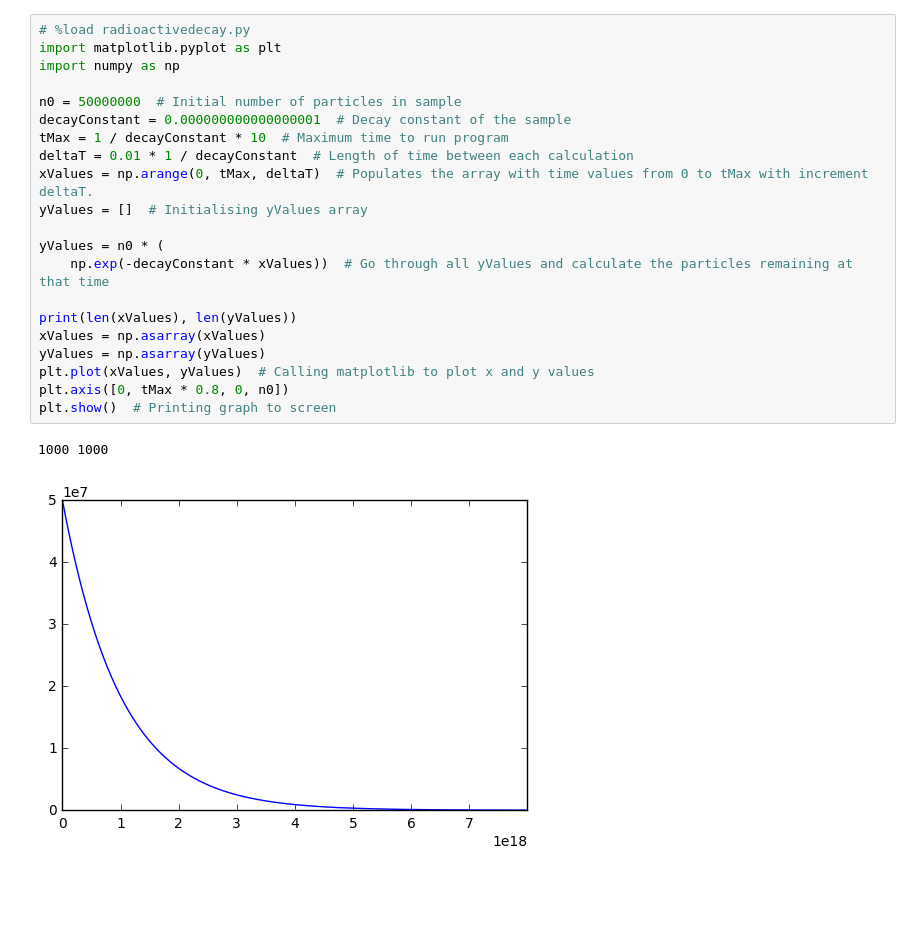
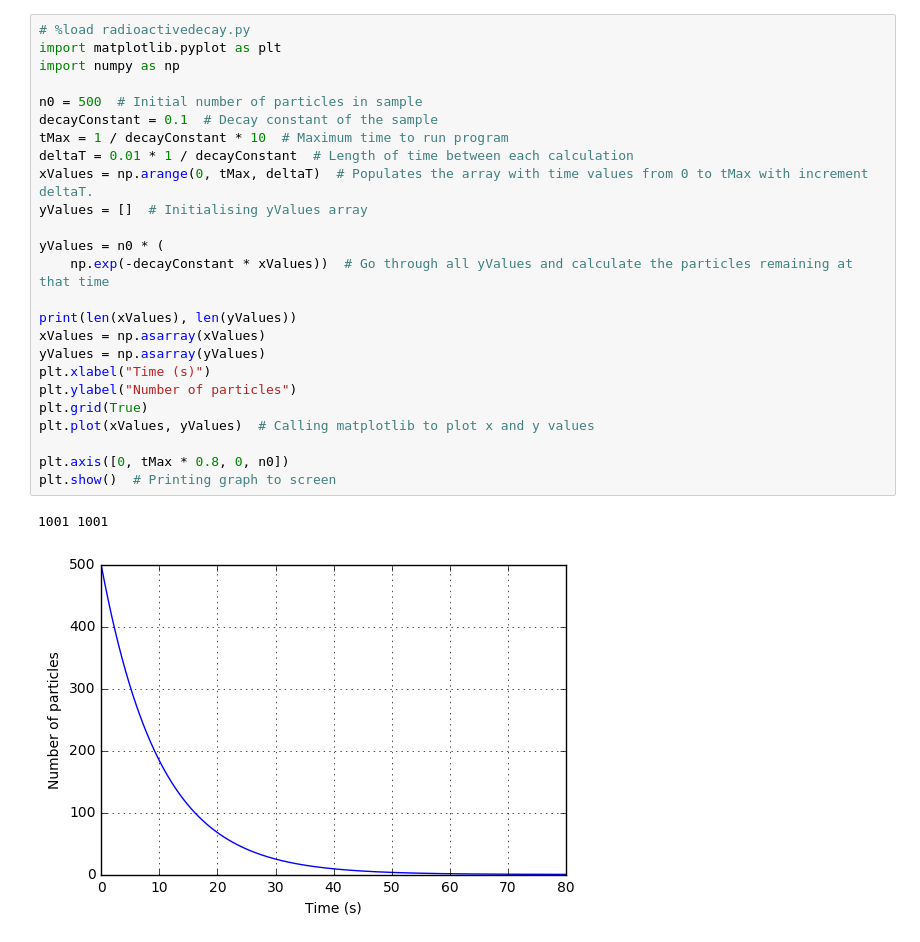
Before and after one commit to tomeaton17/school, a Jupyter notebook: Main.ipynb, the cells around one changed output. Saved outputs shown, nothing was run; the diff lists cells and outputs as text; blank space fills up the shorter version.

```diff
--- a/Main.ipynb
+++ b/Main.ipynb
@@ -1,24 +1,28 @@
 # %%
 # %load radioactivedecay.py
 import matplotlib.pyplot as plt
 import numpy as np
 
-n0 = 50000000  # Initial number of particles in sample
-decayConstant = 0.000000000000000001  # Decay constant of the sample
+n0 = 500  # Initial number of particles in sample
+decayConstant = 0.1  # Decay constant of the sample
 tMax = 1 / decayConstant * 10  # Maximum time to run program
 deltaT = 0.01 * 1 / decayConstant  # Length of time between each calculation
 xValues = np.arange(0, tMax, deltaT)  # Populates the array with time values from 0 to tMax with increment deltaT.
 yValues = []  # Initialising yValues array
 
 yValues = n0 * (
     np.exp(-decayConstant * xValues))  # Go through all yValues and calculate the particles remaining at that time
 
 print(len(xValues), len(yValues))
 xValues = np.asarray(xValues)
 yValues = np.asarray(yValues)
+plt.xlabel("Time (s)")
+plt.ylabel("Number of particles")
+plt.grid(True)
 plt.plot(xValues, yValues)  # Calling matplotlib to plot x and y values
+
 plt.axis([0, tMax * 0.8, 0, n0])
 plt.show()  # Printing graph to screen
 # %% [output]
-1000 1000
+1001 1001
-[figure, old version]
+[figure, new version]
```
Also changed, not shown: parts of 1 cell of this notebook, 2 other files.
